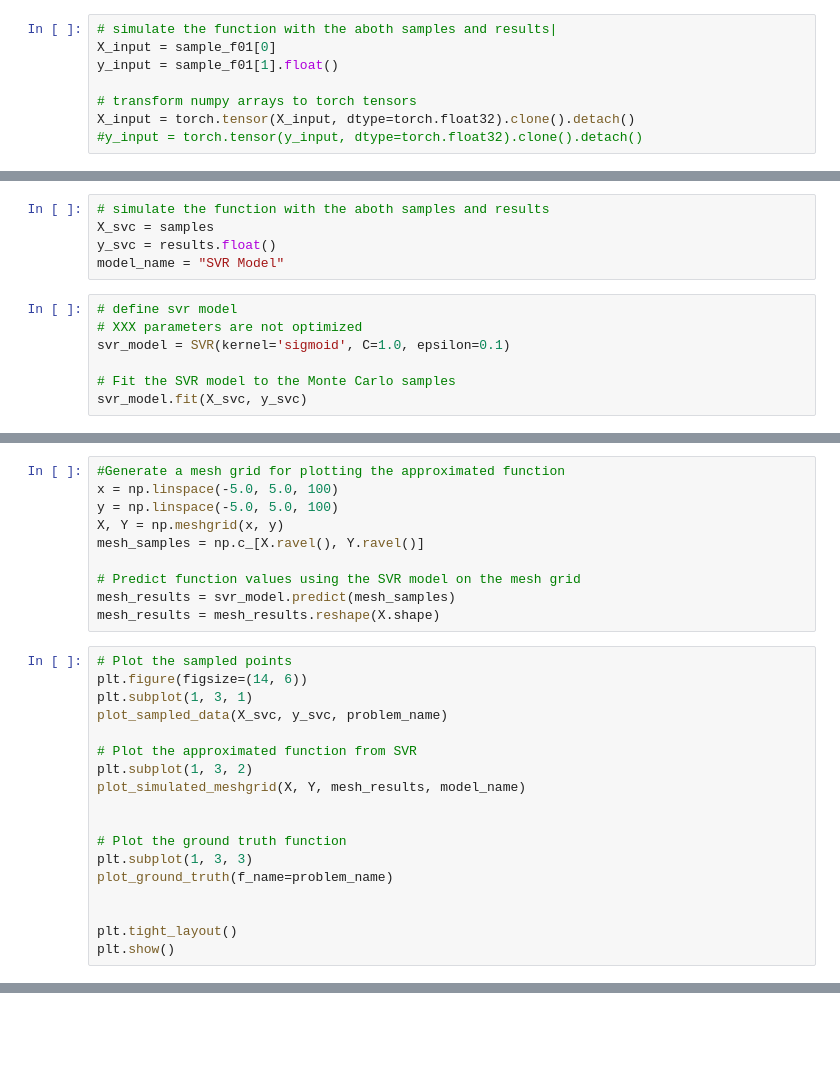
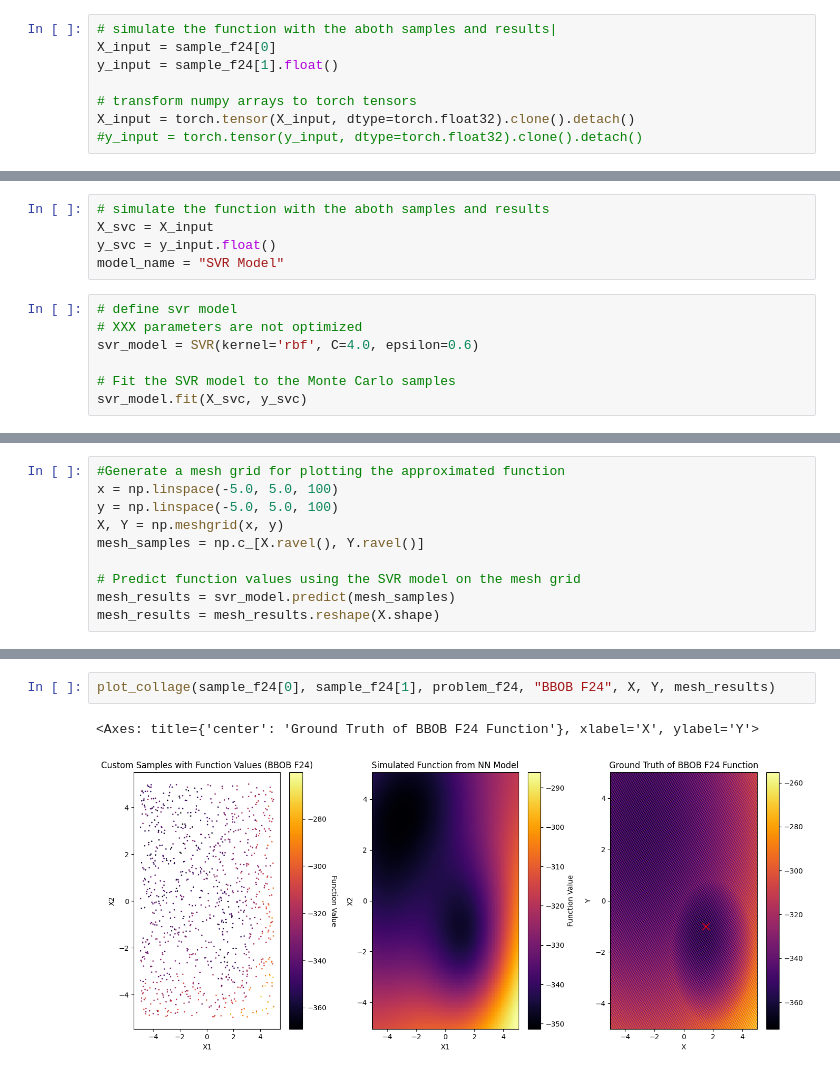
Before and after one commit to mo374z/OptimizationTestfunctionGeneration, a Jupyter notebook: main/function_simulation.ipynb, the cells around one changed output, grey strips where cells are left out. Drawn from its saved outputs; the diff is of its cells as text; blank space fills up the shorter version.

```diff
--- a/main/function_simulation.ipynb
+++ b/main/function_simulation.ipynb
@@ -56,8 +58,8 @@ sample_f24 = gt_sampling.get_sample(problem_f24, n_samples=samples, n_dim=2, see
 ## Simulate the function with NN
 # %%
 # simulate the function with the aboth samples and results|
-X_input = sample_f01[0]
-y_input = sample_f01[1].float()
+X_input = sample_f24[0]
+y_input = sample_f24[1].float()
 
 # transform numpy arrays to torch tensors
 X_input = torch.tensor(X_input, dtype=torch.float32).clone().detach()
@@ -186,13 +179,13 @@ plt.show()
 from sklearn.svm import SVR
 # %%
 # simulate the function with the aboth samples and results
-X_svc = samples
-y_svc = results.float()
+X_svc = X_input
+y_svc = y_input.float()
 model_name = "SVR Model"
 # %%
 # define svr model
 # XXX parameters are not optimized
-svr_model = SVR(kernel='sigmoid', C=1.0, epsilon=0.1)
+svr_model = SVR(kernel='rbf', C=4.0, epsilon=0.6)
 
 # Fit the SVR model to the Monte Carlo samples
 svr_model.fit(X_svc, y_svc)
@@ -208,21 +201,3 @@ mesh_samples = np.c_[X.ravel(), Y.ravel()]
 # Predict function values using the SVR model on the mesh grid
 mesh_results = svr_model.predict(mesh_samples)
 mesh_results = mesh_results.reshape(X.shape)
-# %%
-# Plot the sampled points
-plt.figure(figsize=(14, 6))
-plt.subplot(1, 3, 1)
-plot_sampled_data(X_svc, y_svc, problem_name)
-
-# Plot the approximated function from SVR
-plt.subplot(1, 3, 2)
-plot_simulated_meshgrid(X, Y, mesh_results, model_name)
-
-
-# Plot the ground truth function
-plt.subplot(1, 3, 3)
-plot_ground_truth(f_name=problem_name)
-
-
-plt.tight_layout()
-plt.show()
@@ -230,0 +204,5 @@ plt.show()
+# %%
+plot_collage(sample_f24[0], sample_f24[1], problem_f24, "BBOB F24", X, Y, mesh_results)
+# %% [output]
+<Axes: title={'center': 'Ground Truth of BBOB F24 Function'}, xlabel='X', ylabel='Y'>
+[figure, added]
```
Also changed, not shown: parts of 13 cells of this notebook, 2 other files.
